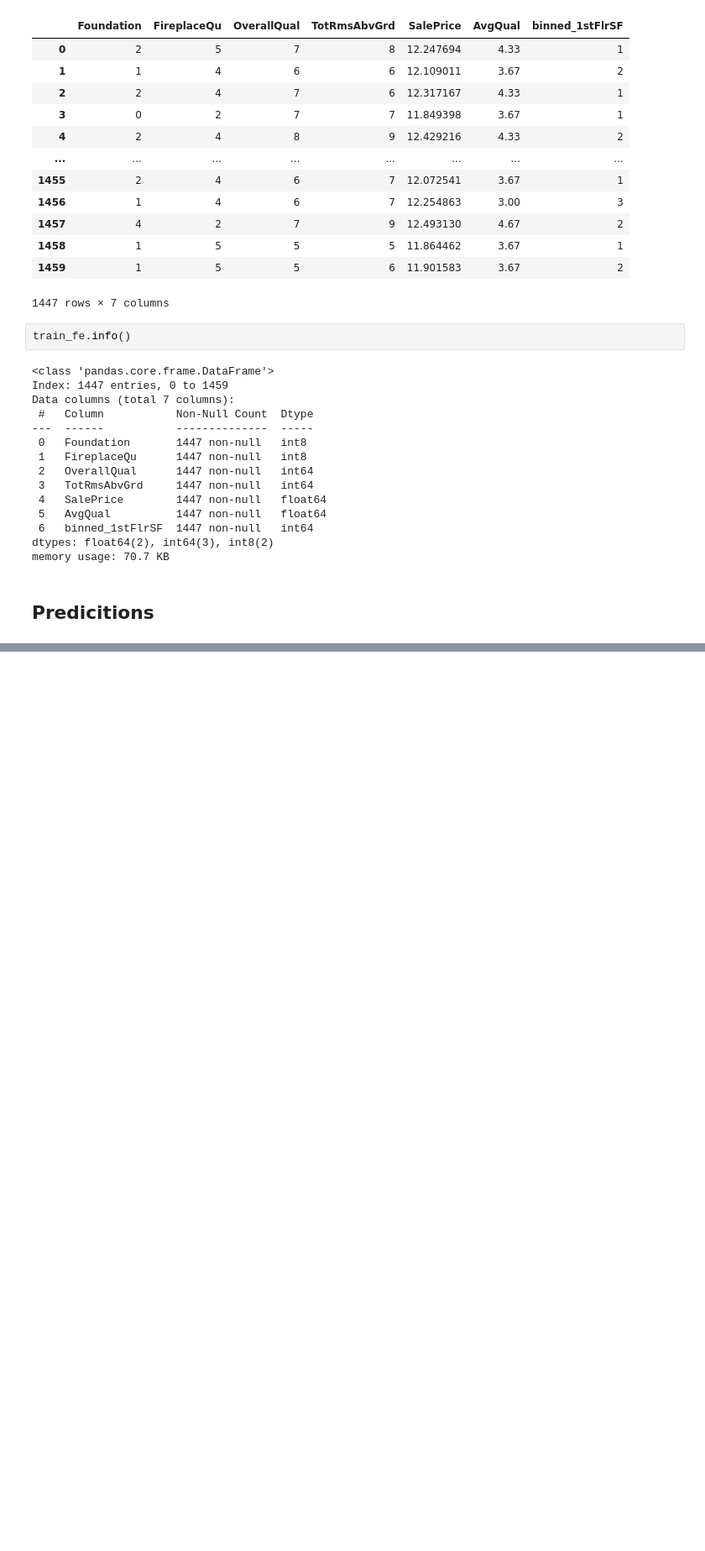
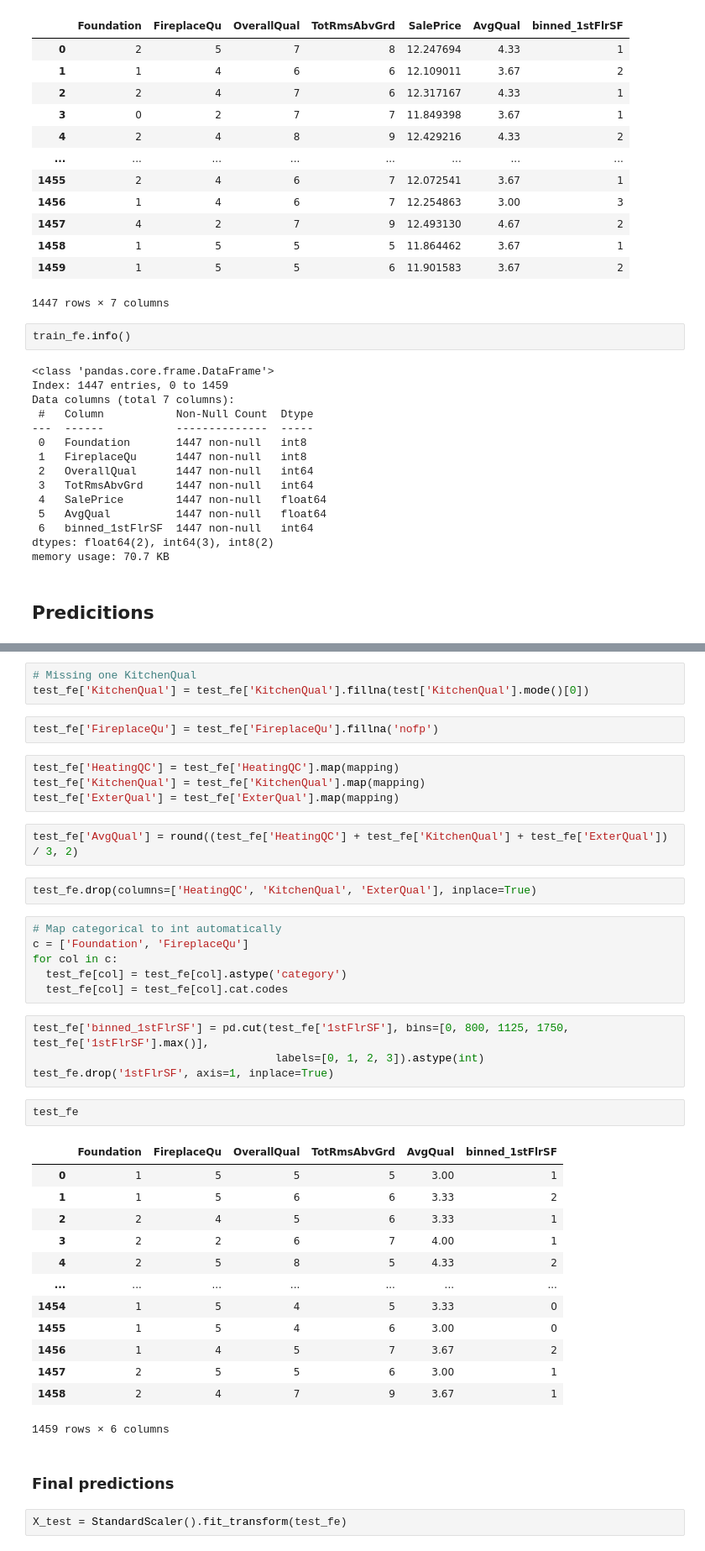
Before and after one commit to joseantonio002/kaggle, a Jupyter notebook: housing_prices/hp2.ipynb, the cells around one changed output, grey strips where cells are left out. Shown at 84% size. Cells and saved outputs as stored; diff of their text form; blank space fills up the shorter version.

```diff
--- a/housing_prices/hp2.ipynb
+++ b/housing_prices/hp2.ipynb
@@ -794,0 +833,43 @@ Epoch [500/500]  Loss: 0.6664  |  R²: -3.3408
+# %%
+# Missing one KitchenQual
+test_fe['KitchenQual'] = test_fe['KitchenQual'].fillna(test['KitchenQual'].mode()[0])
+# %%
+test_fe['FireplaceQu'] = test_fe['FireplaceQu'].fillna('nofp')
+# %%
+test_fe['HeatingQC'] = test_fe['HeatingQC'].map(mapping)
+test_fe['KitchenQual'] = test_fe['KitchenQual'].map(mapping)
+test_fe['ExterQual'] = test_fe['ExterQual'].map(mapping)
+# %%
+test_fe['AvgQual'] = round((test_fe['HeatingQC'] + test_fe['KitchenQual'] + test_fe['ExterQual']) / 3, 2)
+# %%
+test_fe.drop(columns=['HeatingQC', 'KitchenQual', 'ExterQual'], inplace=True)
+# %%
+# Map categorical to int automatically
+c = ['Foundation', 'FireplaceQu']
+for col in c:
+  test_fe[col] = test_fe[col].astype('category')
+  test_fe[col] = test_fe[col].cat.codes
+# %%
+test_fe['binned_1stFlrSF'] = pd.cut(test_fe['1stFlrSF'], bins=[0, 800, 1125, 1750, test_fe['1stFlrSF'].max()],
+                                     labels=[0, 1, 2, 3]).astype(int)
+test_fe.drop('1stFlrSF', axis=1, inplace=True)
+# %%
+test_fe
+# %% [output]
+|  | Foundation | FireplaceQu | OverallQual | TotRmsAbvGrd | AvgQual | binned_1stFlrSF |
+| 0 | 1 | 5 | 5 | 5 | 3.00 | 1 |
+| 1 | 1 | 5 | 6 | 6 | 3.33 | 2 |
+| 2 | 2 | 4 | 5 | 6 | 3.33 | 1 |
+| 3 | 2 | 2 | 6 | 7 | 4.00 | 1 |
+| 4 | 2 | 5 | 8 | 5 | 4.33 | 2 |
+| ... | ... | ... | ... | ... | ... | ... |
+| 1454 | 1 | 5 | 4 | 5 | 3.33 | 0 |
+| 1455 | 1 | 5 | 4 | 6 | 3.00 | 0 |
+| 1456 | 1 | 4 | 5 | 7 | 3.67 | 2 |
+| 1457 | 2 | 5 | 5 | 6 | 3.00 | 1 |
+| 1458 | 2 | 4 | 7 | 9 | 3.67 | 1 |
+1459 rows × 6 columns
+# %% [markdown]
+### Final predictions
+# %%
+X_test = StandardScaler().fit_transform(test_fe)
```
Also changed, not shown: parts of 16 cells of this notebook, 2 other files.
